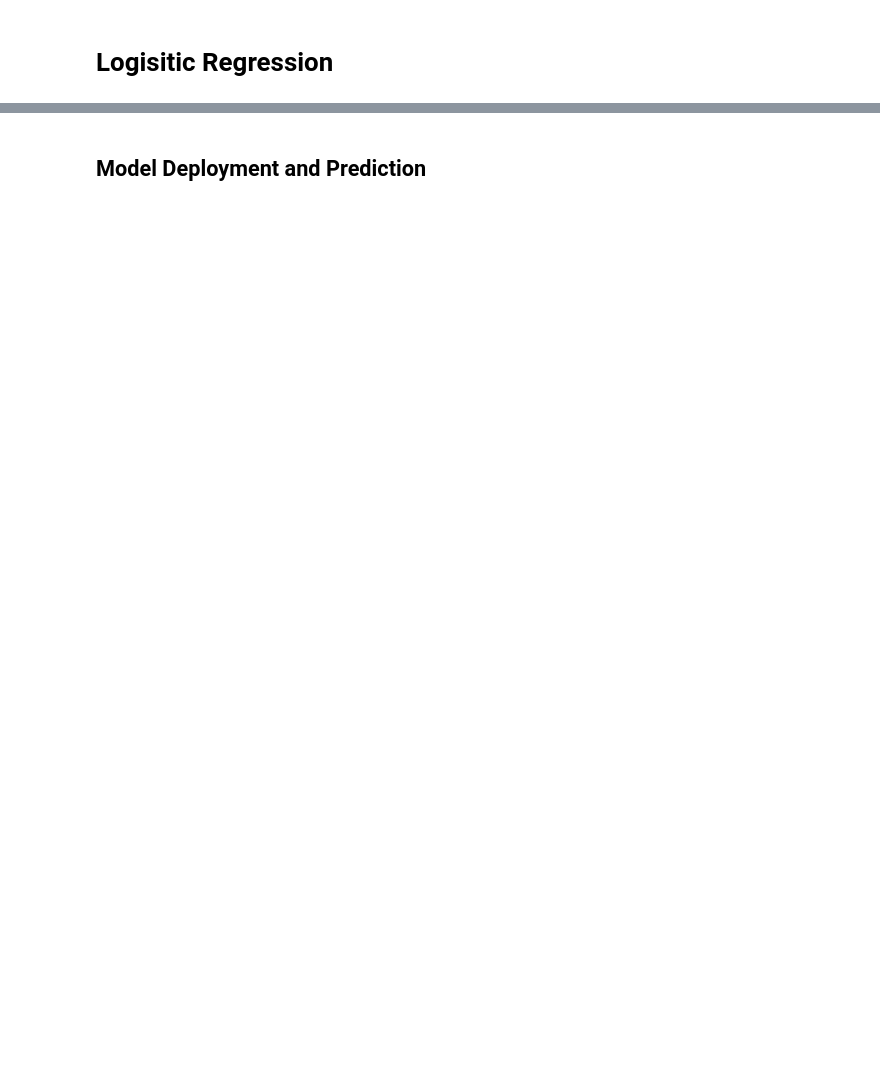
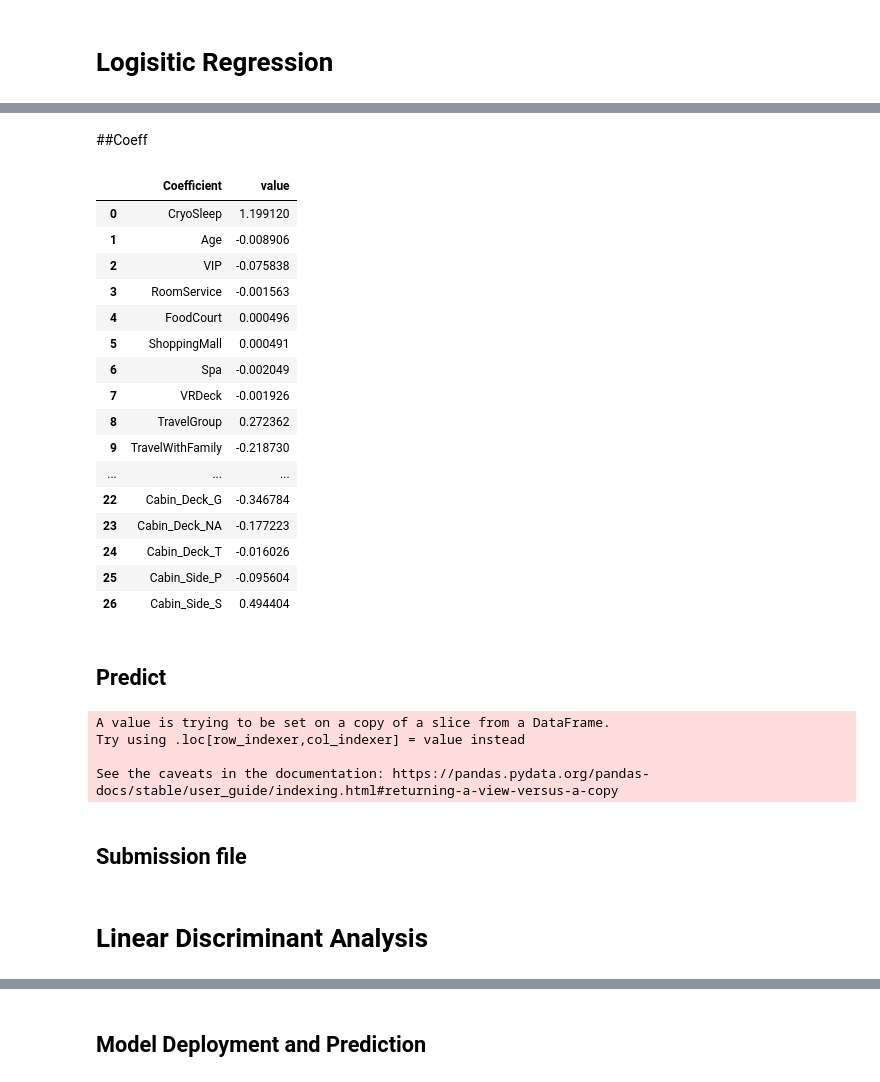
Before and after one commit to havaledar/S_Titanic_Kaggle_6100, a Jupyter notebook: 6100a2.ipynb, the cells around one changed output, grey strips where cells are left out. Cells and saved outputs as stored; diff of their text form; code cells hidden in the pictures; blank space fills up the shorter version.

```diff
--- a/6100a2.ipynb
+++ b/6100a2.ipynb
@@ -267,0 +280,35 @@ def LR_using_vars(my_var_list, X_train,Y_train,X_test,Y_test, Verbose=False):
+# %% [markdown]
+##Coeff
+# %%
+LRcoef=pd.DataFrame({"Coefficient": train_data.columns, "value": LRmodel.coef_[0]})
+LRcoef
+# %% [output]
+|  | Coefficient | value |
+| 0 | CryoSleep | 1.199120 |
+| 1 | Age | -0.008906 |
+| 2 | VIP | -0.075838 |
+| 3 | RoomService | -0.001563 |
+| 4 | FoodCourt | 0.000496 |
+| 5 | ShoppingMall | 0.000491 |
+| 6 | Spa | -0.002049 |
+| 7 | VRDeck | -0.001926 |
+| 8 | TravelGroup | 0.272362 |
+| 9 | TravelWithFamily | -0.218730 |
+| ... | ... | ... |
+| 22 | Cabin_Deck_G | -0.346784 |
+| 23 | Cabin_Deck_NA | -0.177223 |
+| 24 | Cabin_Deck_T | -0.016026 |
+| 25 | Cabin_Side_P | -0.095604 |
+| 26 | Cabin_Side_S | 0.494404 |
+# %% [markdown]
+## Predict
+# %%
+junk = test_data.drop(columns=['PassengerId'])
+test_data['Transported'] = LR_model.predict(junk)
+# %% [output]
+A value is trying to be set on a copy of a slice from a DataFrame.
+Try using .loc[row_indexer,col_indexer] = value instead
+
+See the caveats in the documentation: https://pandas.pydata.org/pandas-docs/stable/user_guide/indexing.html#returning-a-view-versus-a-copy
+# %% [markdown]
+## Submission file
@@ -267,0 +318,2 @@ def LR_using_vars(my_var_list, X_train,Y_train,X_test,Y_test, Verbose=False):
+# %% [markdown]
+# Linear Discriminant Analysis
```
Also changed, not shown: parts of 39 cells of this notebook.
